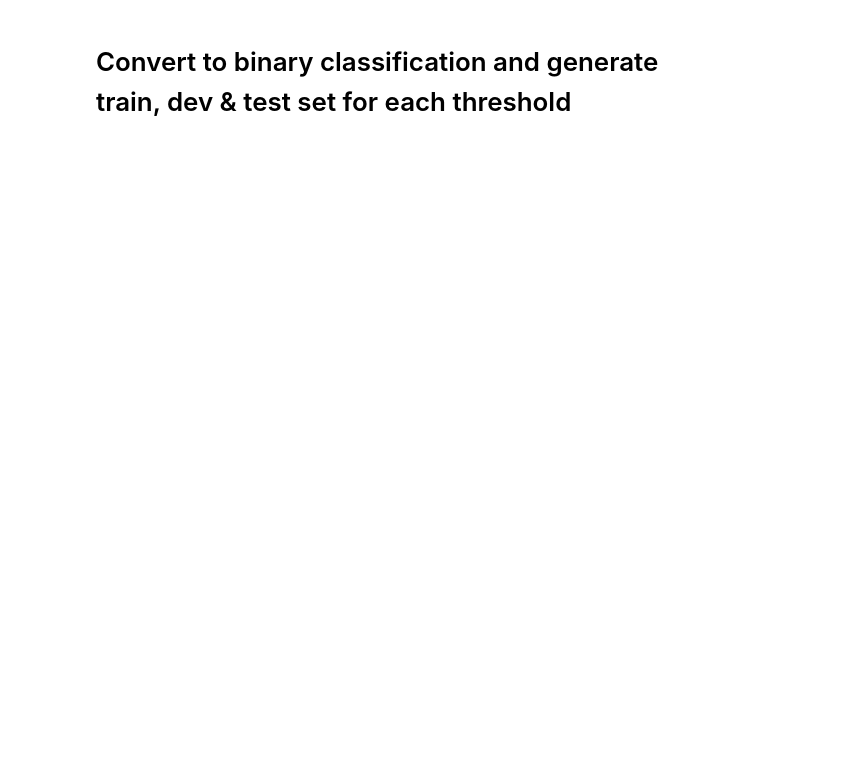
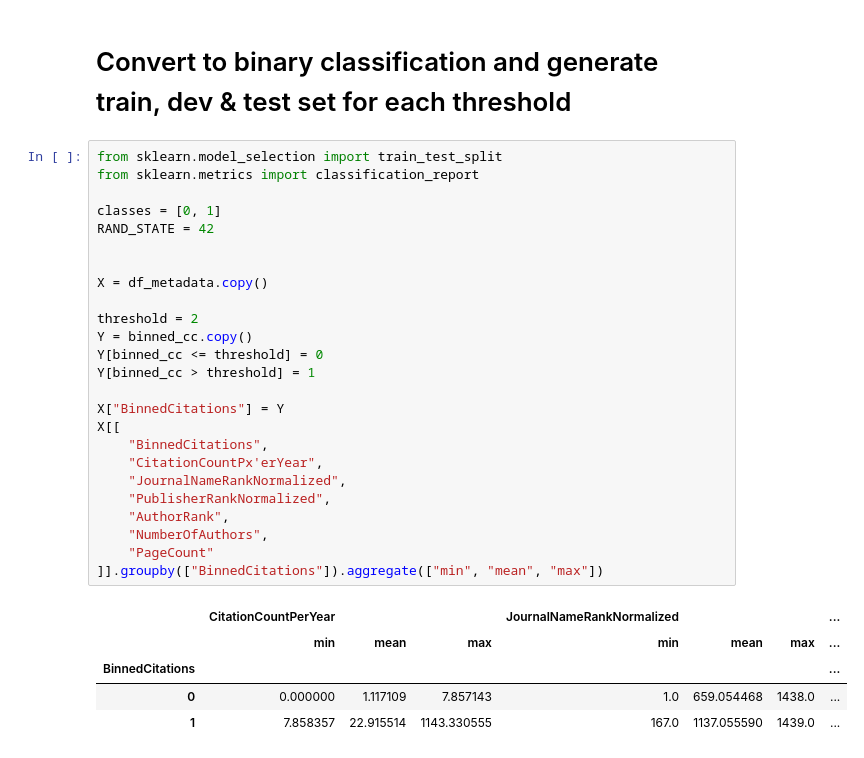
Before and after one commit to anton164/predicting-citation-counts, a Jupyter notebook: notebooks/split_dataset.ipynb, the cells around one changed output. Drawn from its saved outputs; the diff is of its cells as text; blank space fills up the shorter version.

```diff
--- a/notebooks/split_dataset.ipynb
+++ b/notebooks/split_dataset.ipynb
@@ -141,5 +196,36 @@ plt.show()
 # %% [markdown]
 # Convert to binary classification and generate train, dev & test set for each threshold
+# %%
+from sklearn.model_selection import train_test_split
+from sklearn.metrics import classification_report
+
+classes = [0, 1]
+RAND_STATE = 42
+
+
+X = df_metadata.copy()
+
+threshold = 2
+Y = binned_cc.copy()
+Y[binned_cc <= threshold] = 0
+Y[binned_cc > threshold] = 1
+
+X["BinnedCitations"] = Y
+X[[
+    "BinnedCitations",
+    "CitationCountPx'erYear",
+    "JournalNameRankNormalized",
+    "PublisherRankNormalized",
+    "AuthorRank",
+    "NumberOfAuthors",
+    "PageCount"
+]].groupby(["BinnedCitations"]).aggregate(["min", "mean", "max"])
+# %% [output]
+|  | CitationCountPerYear |  |  | JournalNameRankNormalized |  |  | ... |
+|  | min | mean | max | min | mean | max | ... |
+| BinnedCitations |  |  |  |  |  |  | ... |
+| 0 | 0.000000 | 1.117109 | 7.857143 | 1.0 | 659.054468 | 1438.0 | ... |
+| 1 | 7.858357 | 22.915514 | 1143.330555 | 167.0 | 1137.055590 | 1439.0 | ... |
 # %%
 from sklearn.model_selection import train_test_split
 from sklearn.metrics import classification_report
```
Also changed, not shown: parts of 7 cells of this notebook.
